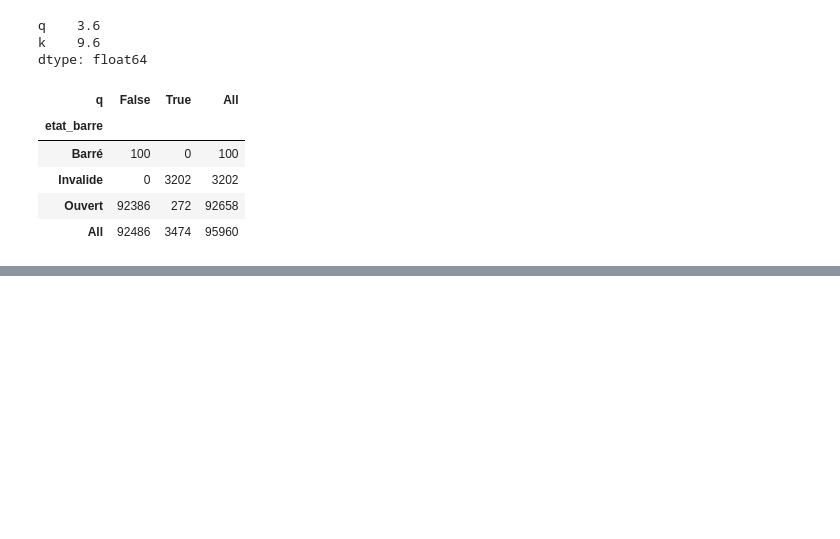
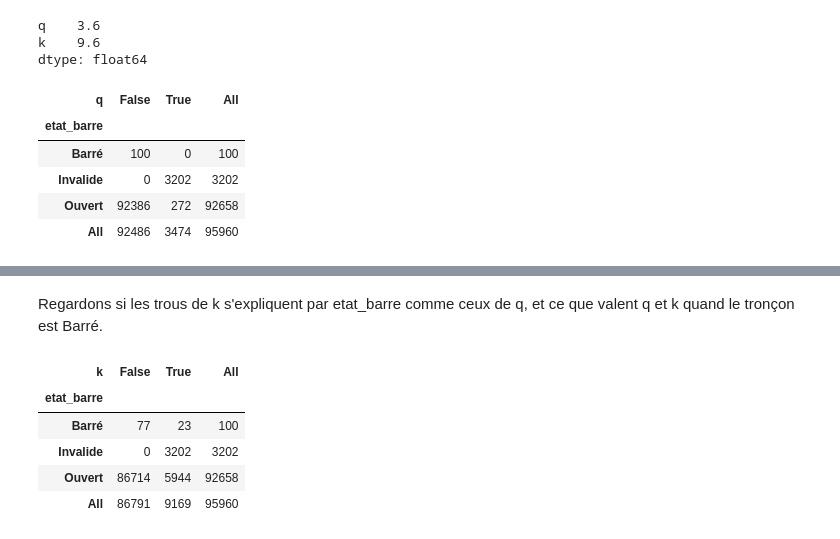
Before and after one commit to soso1594/analyse-trafic-paris, a Jupyter notebook: 02_nettoyage.ipynb, the cells around one changed output, grey strips where cells are left out. Cells and saved outputs as stored; diff of their text form; code cells hidden in the pictures; blank space fills up the shorter version.

```diff
--- a/02_nettoyage.ipynb
+++ b/02_nettoyage.ipynb
@@ -355,0 +383,11 @@ pd.crosstab(df["etat_barre"], df["q"].isna(), margins=True)
+# %% [markdown]
+Regardons si les trous de k s'expliquent par etat_barre comme ceux de q, et ce que valent q et k quand le tronçon est Barré.
+# %%
+pd.crosstab(df["etat_barre"], df["k"].isna(), margins=True)
+# %% [output]
+| k | False | True | All |
+| etat_barre |  |  |  |
+| Barré | 77 | 23 | 100 |
+| Invalide | 0 | 3202 | 3202 |
+| Ouvert | 86714 | 5944 | 92658 |
+| All | 86791 | 9169 | 95960 |
```
Also changed, not shown: parts of 37 cells of this notebook.
